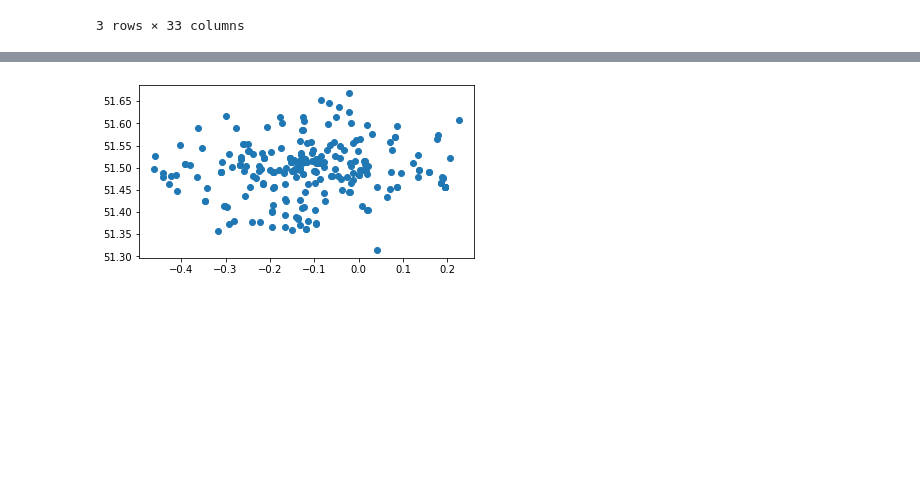
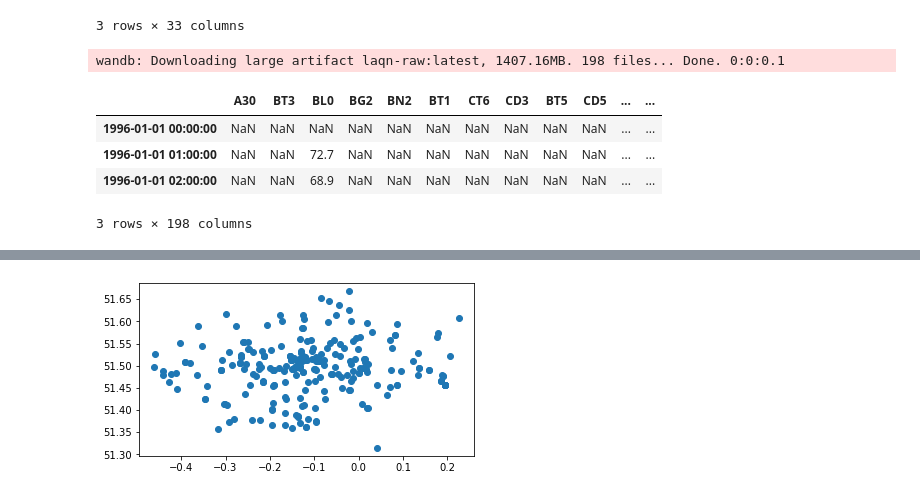
Before and after one commit to michellewl/AQmortality, a Jupyter notebook: mortality_model/borough_analysis.ipynb, the cells around one changed output, grey strips where cells are left out. Saved outputs shown, nothing was run; the diff lists cells and outputs as text; code cells hidden in the pictures; blank space fills up the shorter version.

```diff
--- a/mortality_model/borough_analysis.ipynb
+++ b/mortality_model/borough_analysis.ipynb
@@ -59,5 +32,12 @@ income_df.head(3)
 | 1999-01-01 | 82581.0 | 11418.0 | 19458.0 | 12110.0 | 14953.0 | 12042.0 | 14019.0 | 17510.0 | 9154.0 | ... |
 3 rows × 33 columns
 # %%
-# NO2_df = NO2.read("laqn-raw")
-# NO2_df.head(3)
+NO2_df = NO2.read("laqn-raw")
+NO2_df.head(3)
+# %% [output]
+wandb: Downloading large artifact laqn-raw:latest, 1407.16MB. 198 files... Done. 0:0:0.1
+|  | A30 | BT3 | BL0 | BG2 | BN2 | BT1 | CT6 | CD3 | BT5 | CD5 | ... | ... |
+| 1996-01-01 00:00:00 | NaN | NaN | NaN | NaN | NaN | NaN | NaN | NaN | NaN | NaN | ... | ... |
+| 1996-01-01 01:00:00 | NaN | NaN | 72.7 | NaN | NaN | NaN | NaN | NaN | NaN | NaN | ... | ... |
+| 1996-01-01 02:00:00 | NaN | NaN | 68.9 | NaN | NaN | NaN | NaN | NaN | NaN | NaN | ... | ... |
+3 rows × 198 columns
```
Also changed, not shown: parts of 3 cells of this notebook, 1 other file.
